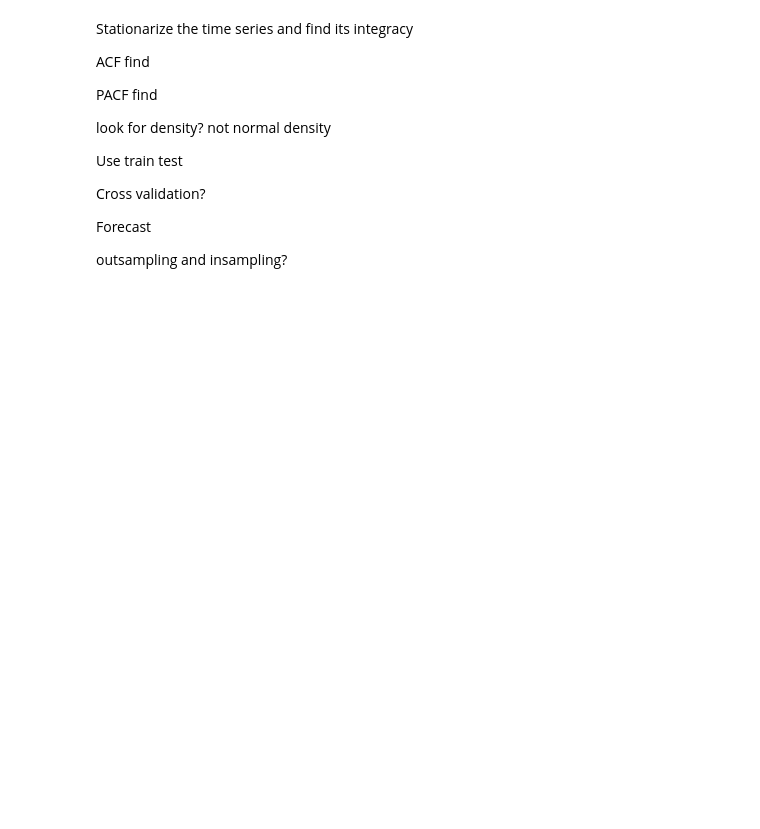
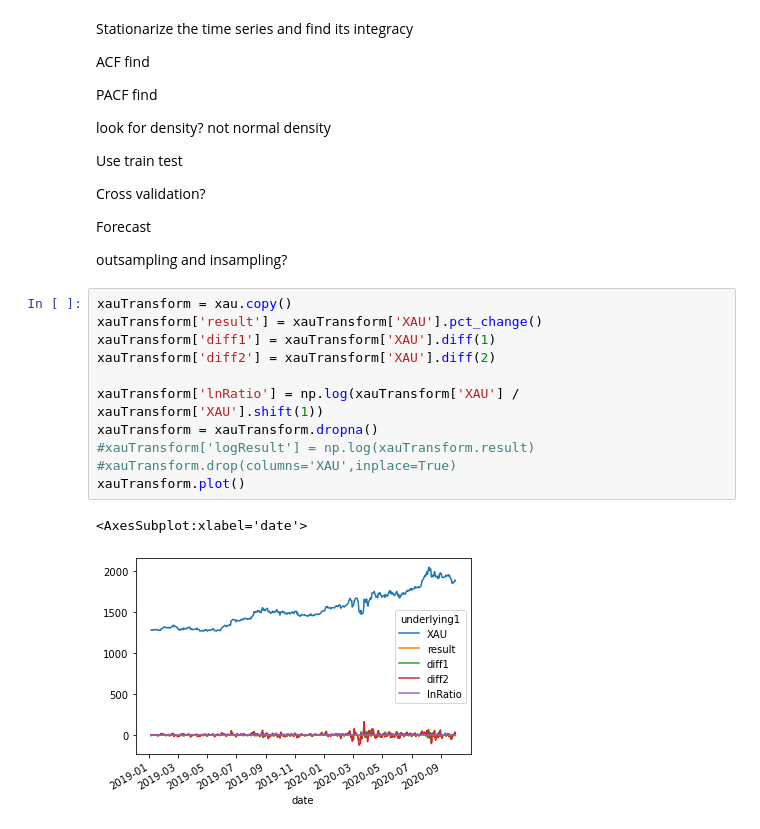
Before and after one commit to FranckNgN/Spot-prediction, a Jupyter notebook: report.ipynb, the cells around one changed output. Cells and saved outputs as stored; diff of their text form; blank space fills up the shorter version.

```diff
--- a/report.ipynb
+++ b/report.ipynb
@@ -246,3 +236,17 @@ Cross validation?
 Forecast
 
 outsampling and insampling?
+# %%
+xauTransform = xau.copy()
+xauTransform['result'] = xauTransform['XAU'].pct_change()
+xauTransform['diff1'] = xauTransform['XAU'].diff(1)
+xauTransform['diff2'] = xauTransform['XAU'].diff(2)
+
+xauTransform['lnRatio'] = np.log(xauTransform['XAU'] / xauTransform['XAU'].shift(1))
+xauTransform = xauTransform.dropna()
+#xauTransform['logResult'] = np.log(xauTransform.result)
+#xauTransform.drop(columns='XAU',inplace=True)
+xauTransform.plot()
+# %% [output]
+<AxesSubplot:xlabel='date'>
+[figure, added]
```
Also changed, not shown: parts of 12 cells of this notebook, 1 other file.
